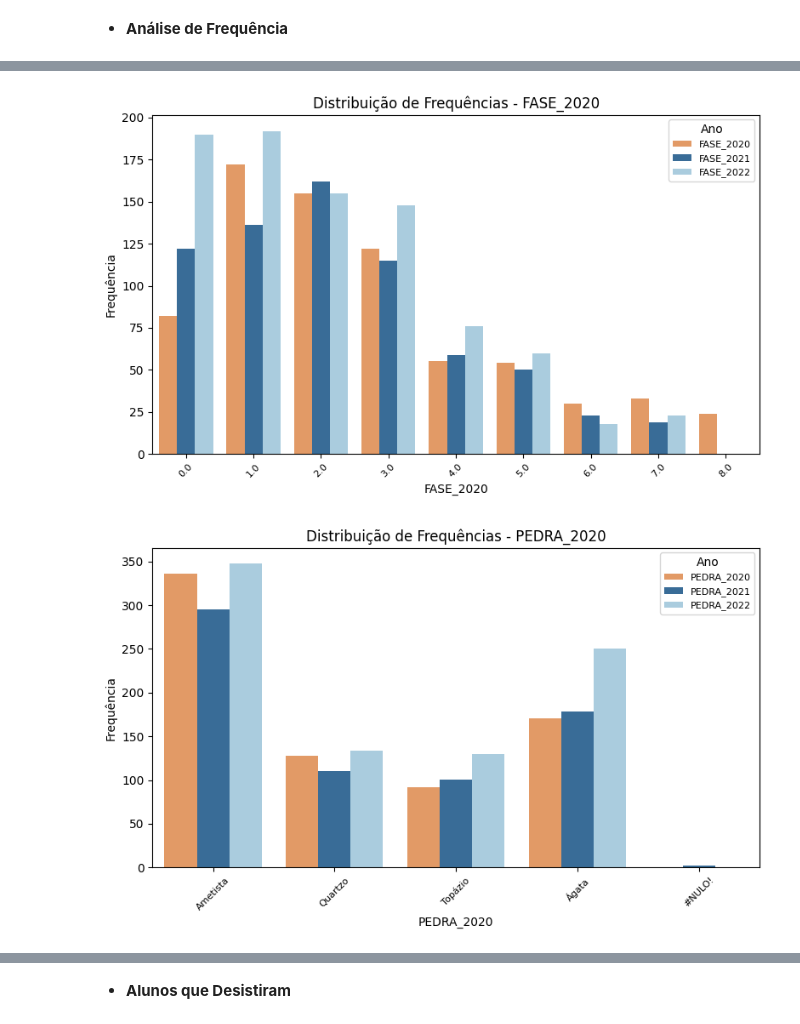
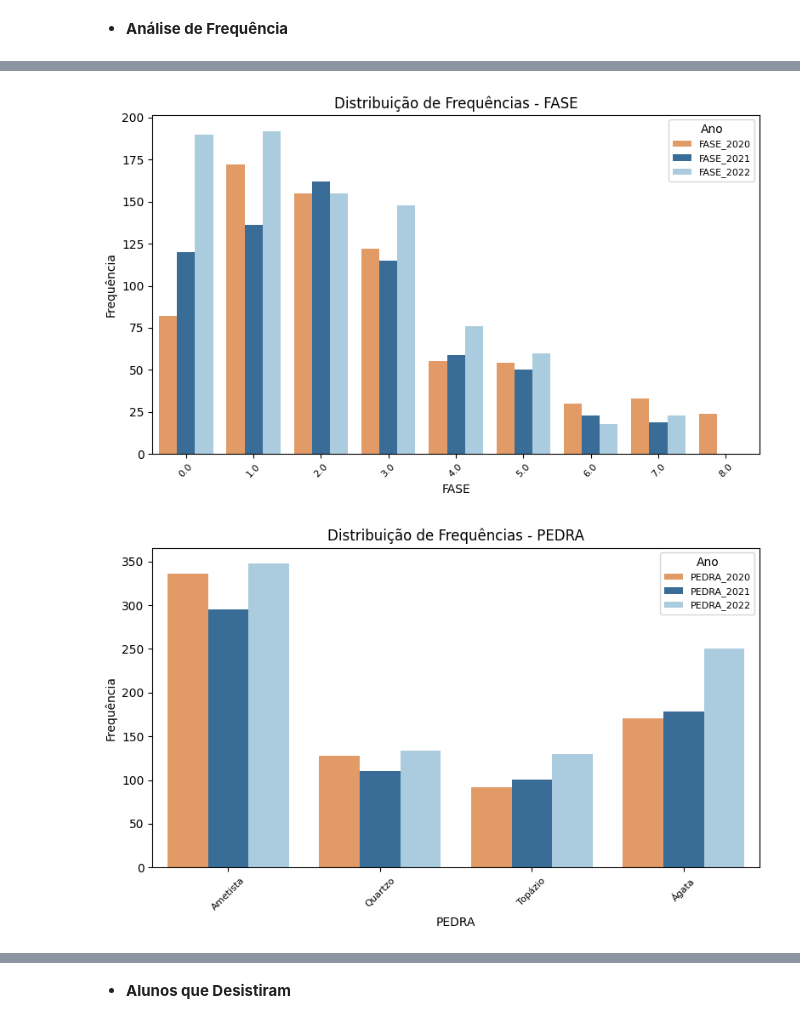
Before and after one commit to Tamireees/Datathon-Projeto-Passos-Magicos, a Jupyter notebook: notebook/Passos_Magicos_dataset.ipynb, the cells around one changed output, grey strips where cells are left out. Saved outputs shown, nothing was run; the diff lists cells and outputs as text; code cells hidden in the pictures.

```diff
--- a/notebook/Passos_Magicos_dataset.ipynb
+++ b/notebook/Passos_Magicos_dataset.ipynb
@@ -180,3 +211,5 @@ df_2021_clean[df_2021_clean['ANO_INGRESSO_2020'].isnull()]
+# %%
+df_2021_clean = df_2021_clean[~df_2021_clean['NOME'].isin(['ALUNO-71', 'ALUNO-506'])]
 # %%
 df_2021_clean = df_2021_clean.drop(columns=['TURMA_2021', 'INSTITUICAO_ENSINO_ALUNO_2021', 'SINALIZADOR_INGRESSANTE_2021'])
 # %%
@@ -394,0 +449,4 @@ df_clean['STATUS_ALUNO'] = df_clean.apply(classificar_aluno, axis=1)
+# %%
+df_clean['ANO_INGRESSO'] = df_clean_completo['ANO_INGRESSO_2020'].combine_first(df_clean_completo['ANO_INGRESSO_2021']).combine_first(df_clean_completo['ANO_INGRESSO_2022'])
+
+df_clean_completo['STATUS_ALUNO'].unique(), df_clean_completo['ANO_INGRESSO'].unique()
@@ -394,0 +457,2 @@ df_clean['STATUS_ALUNO'] = df_clean.apply(classificar_aluno, axis=1)
+# %%
+df_clean.drop(columns=['ANO_INGRESSO_2020', 'ANO_INGRESSO_2021', 'ANO_INGRESSO_2022'], inplace=True)
@@ -434,8 +503,10 @@ categories = {
 # %%
 for category, cols in categories.items():
     print(f"\nDistribuição de Frequências para {category}:")
-
-    display(df_clean[cols].apply(pd.Series.value_counts, axis=0))
+    frequencies = df_clean[cols].apply(
+        lambda col: col.value_counts(normalize=True), axis=0
+    )
+    display(frequencies.style.format("{:.2%}"))
 # %% [output]
 Distribuição de Frequências para FASE:
 |  | FASE_2020 | FASE_2021 | FASE_2022 |
@@ -467,36 +539,28 @@ Distribuição de Frequências para STATUS_ALUNO:
 # %%
 custom_palette = ['#F79651', '#2A6DA6', '#A2CFE6']
-col_groups = [
-    ['FASE_2020', 'FASE_2021', 'FASE_2022'],
-    ['PEDRA_2020', 'PEDRA_2021', 'PEDRA_2022'],
-    ['PONTO_VIRADA_2020', 'PONTO_VIRADA_2021', 'PONTO_VIRADA_2022'],
-    ['STATUS_ALUNO']
-]
 
-for col_group in col_groups:
+for category, col_group in categories.items():
+    if all(col in df_clean.columns for col in col_group):
+        melted_data = pd.melt(
+            df_clean[col_group],
+            var_name='Ano',
+            value_name=category
+        )
 
-    if all(col in df_clean.columns for col in col_group):
-
-        melted_data = pd.melt(
-            df_clean[col_group].reset_index(),
-            id_vars=['index'],
-            var_name='Ano',
-            value_name=col_group[0]
-        )
         plt.figure(figsize=(8, 5))
         sns.countplot(
             data=melted_data,
-            x=col_group[0],
+            x=category,
             hue='Ano',
             palette=custom_palette
         )
-        plt.title(f"Distribuição de Frequências - {col_group[0]}", fontsize=12)
-        plt.xlabel(col_group[0], fontsize=10)
+        plt.title(f"Distribuição de Frequências - {category}", fontsize=12)
+        plt.xlabel(category, fontsize=10)
         plt.ylabel("Frequência", fontsize=10)
         plt.xticks(rotation=45, fontsize=8)
         plt.legend(title="Ano", fontsize=8)
         plt.tight_layout()
         plt.show()
 # %% [output]
-[figure, old version]
+[figure, new version]
-[figure, old version]
+[figure, new version]
```
Also changed, not shown: parts of 71 cells of this notebook.
